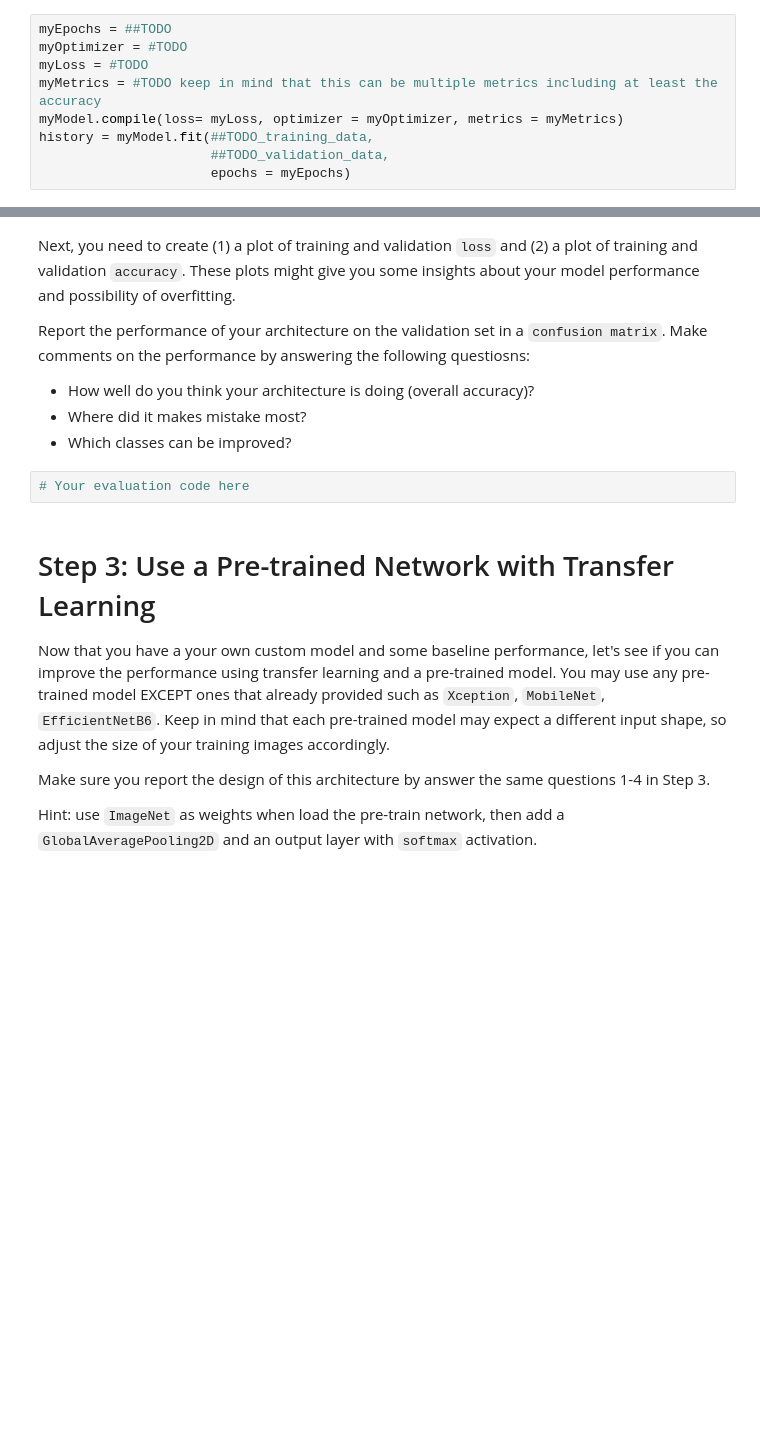
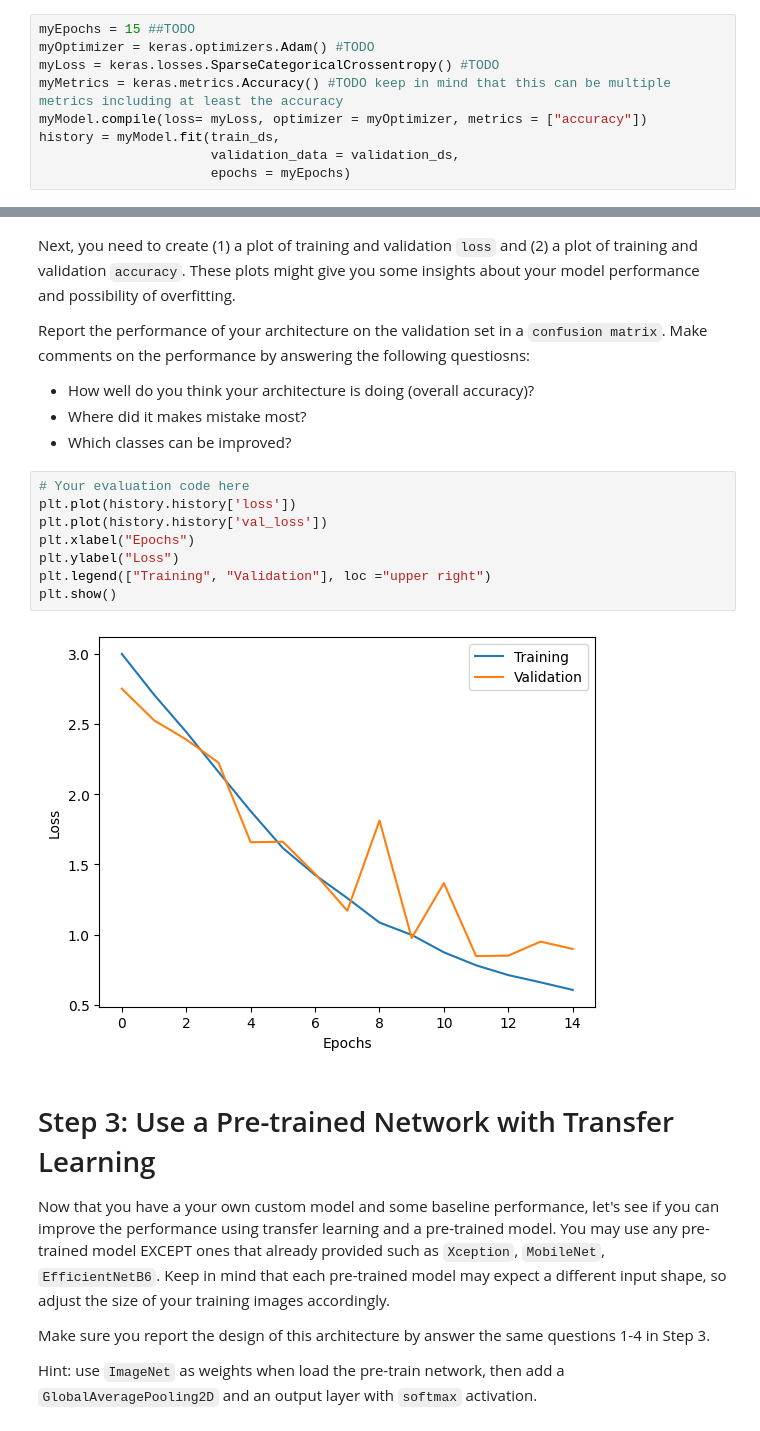
Before and after one commit to cwang12197/cs_4774_ml, a Jupyter notebook: uva_landmarks/CS4774_Codeathon_2.ipynb, the cells around one changed output, grey strips where cells are left out. Saved outputs shown, nothing was run; the diff lists cells and outputs as text; blank space fills up the shorter version.

```diff
--- a/uva_landmarks/CS4774_Codeathon_2.ipynb
+++ b/uva_landmarks/CS4774_Codeathon_2.ipynb
@@ -147,11 +199,11 @@ myModel.summary()
 # %% [markdown]
 After designing the model, you will need to train it. In order to train, you will need to pick a number of `epoch` (iteration), which `optimizer` to use (from  `keras.optimizers`), a `loss` function, and some `metrics`.
 # %%
-myEpochs = ##TODO
-myOptimizer = #TODO
-myLoss = #TODO
-myMetrics = #TODO keep in mind that this can be multiple metrics including at least the accuracy
-myModel.compile(loss= myLoss, optimizer = myOptimizer, metrics = myMetrics)
-history = myModel.fit(##TODO_training_data,
-                      ##TODO_validation_data,
+myEpochs = 15 ##TODO
+myOptimizer = keras.optimizers.Adam() #TODO
+myLoss = keras.losses.SparseCategoricalCrossentropy() #TODO
+myMetrics = keras.metrics.Accuracy() #TODO keep in mind that this can be multiple metrics including at least the accuracy
+myModel.compile(loss= myLoss, optimizer = myOptimizer, metrics = ["accuracy"])
+history = myModel.fit(train_ds,
+                      validation_data = validation_ds,
                       epochs = myEpochs)
@@ -162,8 +232,16 @@ Report the performance of your architecture on the validation set in a `confusio
 - How well do you think your architecture is doing (overall accuracy)?
 - Where did it makes mistake most?
 - Which classes can be improved?
-# %%
-# Your evaluation code here
+# %%
+# Your evaluation code here
+plt.plot(history.history['loss'])
+plt.plot(history.history['val_loss'])
+plt.xlabel("Epochs")
+plt.ylabel("Loss")
+plt.legend(["Training", "Validation"], loc ="upper right")
+plt.show()
+# %% [output]
+[figure, added]
 # %% [markdown]
 # Step 3: Use a Pre-trained Network with Transfer Learning
 Now that you have a your own custom model and some baseline performance, let's see if you can improve the performance using transfer learning and a pre-trained model. You may use any pre-trained model EXCEPT ones that already provided such as `Xception`, `MobileNet`, `EfficientNetB6`. Keep in mind that each pre-trained model may expect a different input shape, so adjust the size of your training images accordingly.
```
Also changed, not shown: parts of 4 cells of this notebook.
